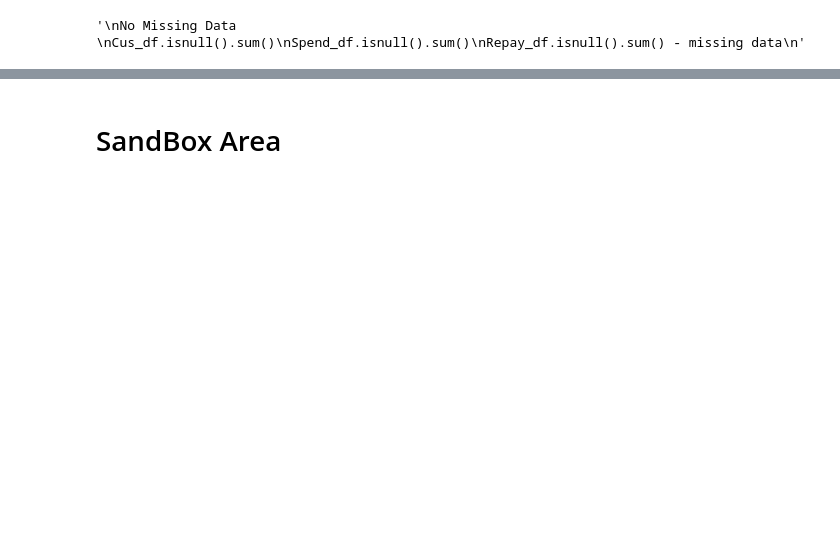
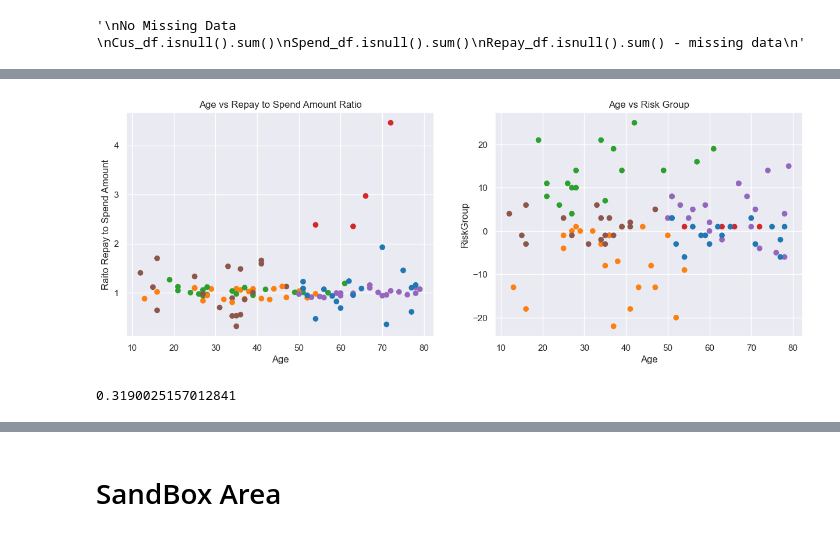
Before and after one commit to laysiong/Data-Analysis-Projects, a Jupyter notebook: CreditCard_Analysis/credit-card-exploratory-data-analysis.ipynb, the cells around one changed output, grey strips where cells are left out. Drawn from its saved outputs; the diff is of its cells as text; code cells hidden in the pictures; blank space fills up the shorter version.

```diff
--- a/CreditCard_Analysis/credit-card-exploratory-data-analysis.ipynb
+++ b/CreditCard_Analysis/credit-card-exploratory-data-analysis.ipynb
@@ -585,0 +273,19 @@ fig.show()
+# %%
+df_merged =pd.merge(Cus_N_Spend_df,Repay_cpy_df,on=['Customer','SL_No:'],how='inner')
+# df_merged
+# %%
+# Ensure your 'purchase date' and 'repay date' columns are in datetime format
+df_merged['Purchase_Date'] = pd.to_datetime(df_merged['Purchase_Date'])
+df_merged['Repay_Date'] = pd.to_datetime(df_merged['Repay_Date'])
+
+# Create month-year columns for purchase and repay
+df_merged['Purchase_month_year'] = df_merged['Purchase_Date'].dt.to_period('M')
+df_merged['Repay_month_year'] = df_merged['Repay_Date'].dt.to_period('M')
+
+
+def months_to_years_months(months):
+    years = months // 12
+    remaining_months = months % 12
+    return f"{years} years and {remaining_months} months"
+
+df_merged.columns
@@ -585,0 +460,61 @@ fig.show()
+# %%
+# Step 1: Feature Engineering
+# Creating a new feature: Spend to Credit Limit Ratio
+df_grouped2['RepayAmt_to_Spend'] = np.sqrt(df_grouped2['Total_RepayAmt'] / df_grouped2['Total_SpendAmt'])
+
+# Step 2: Data Standardization
+scaler = StandardScaler()
+features_to_scale = ['Age','Total_SpendAmt','RiskGroup_Sum','RepayAmt_to_Spend']
+df_scaled = scaler.fit_transform(df_grouped2[features_to_scale])
+
+# Step 3: Applying KMeans Clustering
+kmeans = KMeans(n_clusters=6)  # For this example, I'm using 3 clusters
+df_grouped2['Cluster'] = kmeans.fit_predict(df_scaled)
+
+# If you need the 'Cluster' in the original DataFrame (if it is Cus_N_Spend_df)
+# print("Cluster Centers: ", kmeans.cluster_centers_)
+# print("Clusters: ", df_grouped2['Cluster'].value_counts())
+
+# def generate_random_colors(num_colors):
+#     color_list = []
+#     for i in range(num_colors):
+#         color_list.append("#"+''.join([random.choice('0123456789ABCDEF') for j in range(6)]))
+#     return color_list
+
+# Define distinct colors
+# distinct_colors =  generate_random_colors(n_clusters)
+
+distinct_colors = ['#1f77b4', '#ff7f0e', '#2ca02c', '#d62728', '#9467bd', '#8c564b', '#e377c2', '#7f7f7f', '#bcbd22', '#17becf']
+df_grouped2['Color'] = df_grouped2['Cluster'].apply(lambda x: distinct_colors[x])
+
+
+# Create a grid of subplots: 1 row, 3 columns
+fig, axes = plt.subplots(nrows=1, ncols=2, figsize=(15,5))
+
+# Convert cluster numbers to distinct colors
+df_grouped2['Color'] = df_grouped2['Cluster'].apply(lambda x: distinct_colors[x])
+
+# Visualization using the right DataFrame and columns
+sc1 = axes[0].scatter(y=df_grouped2['RepayAmt_to_Spend'], x=df_grouped2['Age'],c=df_grouped2['Color'])
+axes[0].set_title('Age vs Repay to Spend Amount Ratio')
+axes[0].set_ylabel('Raito Repay to Spend Amount')
+
+sc2 = axes[1].scatter(y=df_grouped2['RiskGroup_Sum'], x=df_grouped2['Age'], c=df_grouped2['Color'])
+axes[1].set_title('Age vs Risk Group')
+axes[1].set_ylabel('RiskGroup')
+
+
+# Set x-label for all subplots
+for ax in axes:
+    ax.set_xlabel('Age')
+
+# Create the colorbar based on one of the scatter plots (either sc1 or sc2), and associate with the axes
+# cbar = plt.colorbar(sc1, ax=axes.ravel().tolist(), ticks=list(range(9)), label='Cluster')
+
+plt.show()
+# %% [output]
+[figure, added]
+# %%
+df_grouped2['RepayAmt_to_Spend'].min()
+# %% [output]
+0.3190025157012841
```
Also changed, not shown: parts of 77 cells of this notebook.
